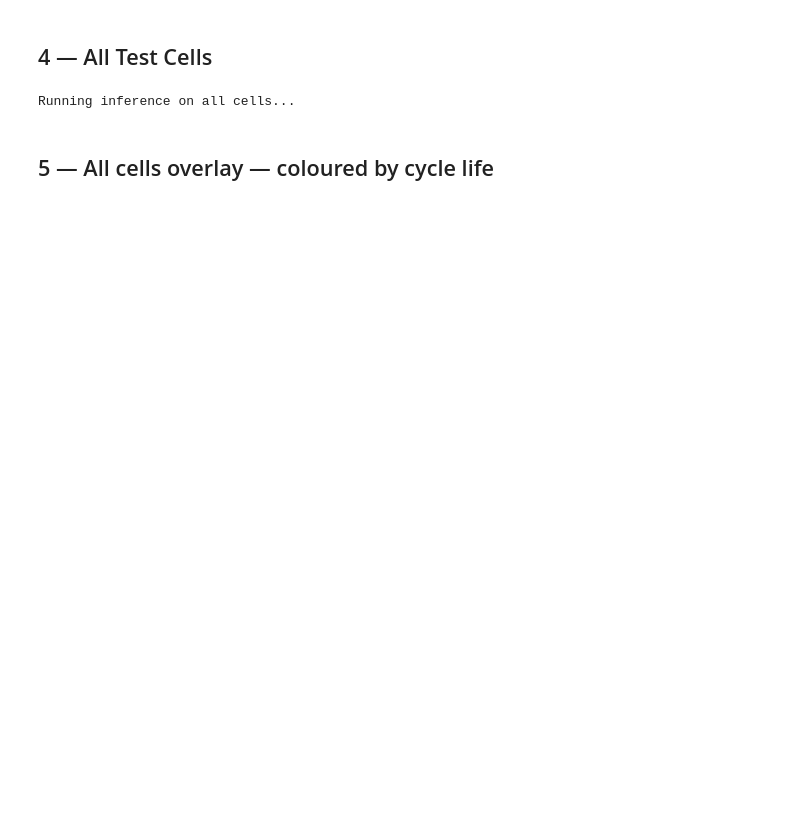
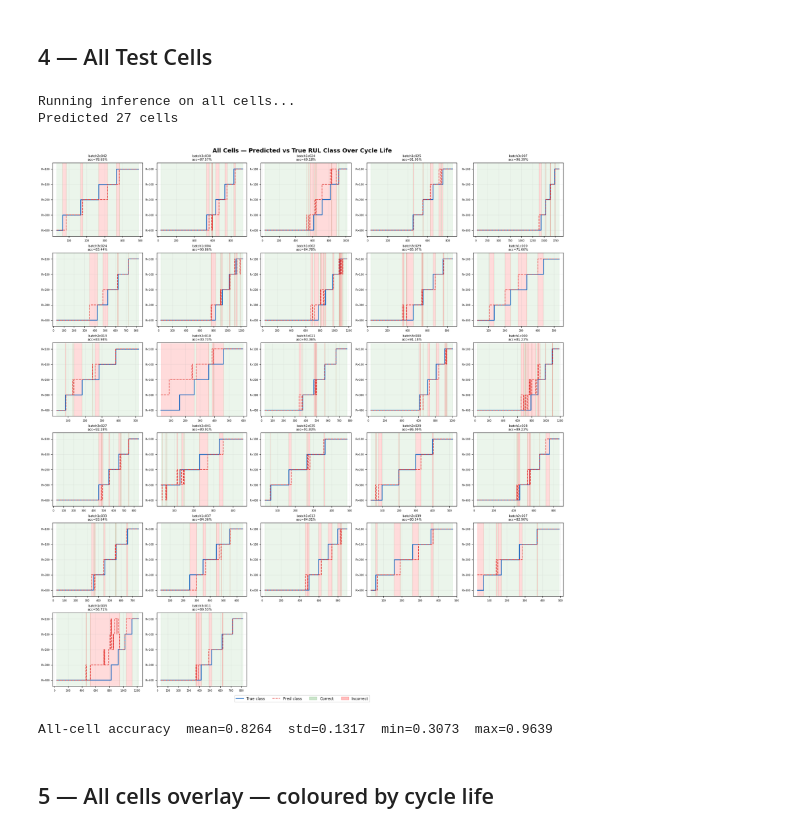
Before and after one commit to PhanLeSon03/battery_estimation, a Jupyter notebook: predict_clf.ipynb, the cells around one changed output. Saved outputs shown, nothing was run; the diff lists cells and outputs as text; code cells hidden in the pictures; blank space fills up the shorter version.

Commit message:
report for test set

```diff
--- a/predict_clf.ipynb
+++ b/predict_clf.ipynb
@@ -270,10 +270,11 @@ import matplotlib.patches as mpatches
 
 print("Running inference on all cells...")
 all_results = {}
+test_cell = {}
+for cellname in TestCellName:
+    test_cell[cellname] =  all_cells[cellname]
 
-MaxPlot = 20
-
-for cid, cell in all_cells.items():
+for cid, cell in test_cell.items():
     r = predict_cell(cell, scalers=scalers)
     if r is not None and len(r["end_cycles"]) > 0:
         all_results[cid] = r
@@ -308,33 +309,36 @@ for ax, (cid, r) in zip(axes_flat, all_results.items()):
     ax.set_yticks(range(N_CLASSES))
     ax.set_yticklabels(["R>400", "R>300", "R>200", "R>100", "R<100"], fontsize=5)
     ax.set_ylim(-0.4, N_CLASSES - 0.6)
     ax.set_title(f"{cid}\nacc={r['accuracy']:.2%}", fontsize=7.5)
     ax.tick_params(labelsize=6)
     ax.grid(True, alpha=0.2)
 
 for ax in axes_flat[len(all_results):]:
     ax.set_visible(False)
 
 legend_elements = [
     Line2D([0], [0], color="#1565C0", lw=1.8,          label="True class"),
     Line2D([0], [0], color="#E53935", lw=1.4, ls="--", label="Pred class"),
     mpatches.Patch(color="green", alpha=0.2,            label="Correct"),
     mpatches.Patch(color="red",   alpha=0.25,           label="Incorrect"),
 ]
 fig.legend(handles=legend_elements, loc="lower center",
            ncol=4, fontsize=9, bbox_to_anchor=(0.5, -0.02))
 
 plt.savefig("all_cells_clf.png", dpi=130, bbox_inches="tight")
 plt.show()
 
 # ── Summary stats ─────────────────────────────────────────────────────────────
 accs = [r["accuracy"] for r in all_results.values()]
 print(f"\nAll-cell accuracy  mean={np.mean(accs):.4f}  "
       f"std={np.std(accs):.4f}  "
       f"min={np.min(accs):.4f}  "
       f"max={np.max(accs):.4f}")
 # %% [output]
 Running inference on all cells...
+Predicted 27 cells
+[figure, added]
+All-cell accuracy  mean=0.8264  std=0.1317  min=0.3073  max=0.9639
 # %% [markdown]
 ## 5 — All cells overlay — coloured by cycle life
 # %%
```
Also changed, not shown: parts of 5 cells of this notebook.
